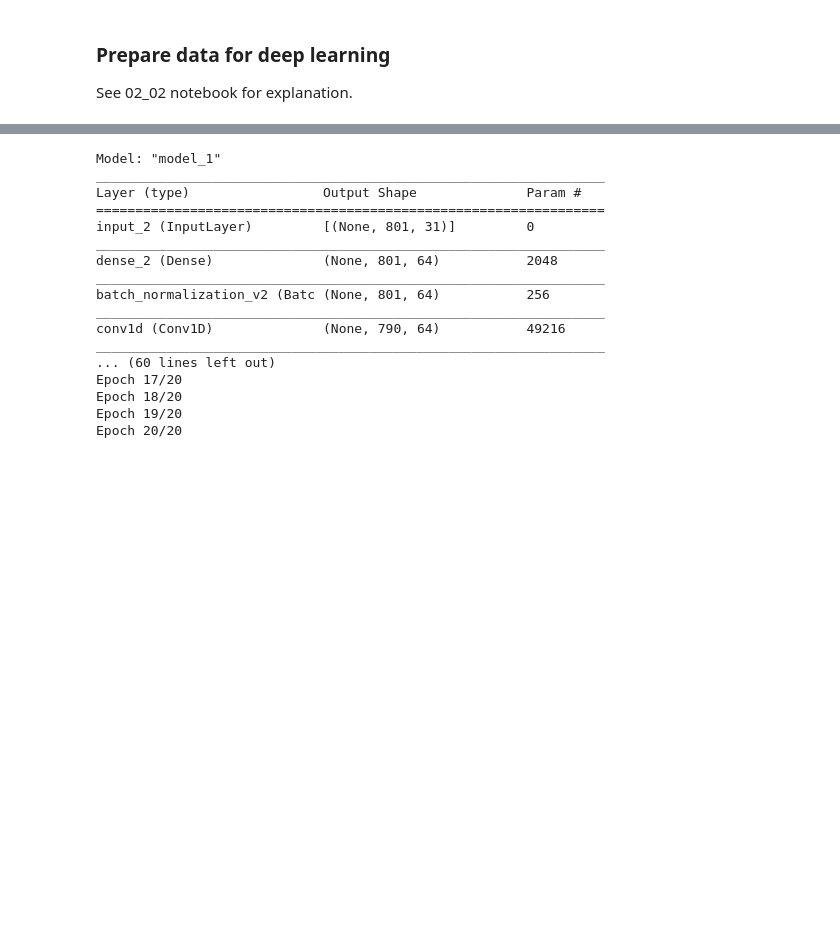
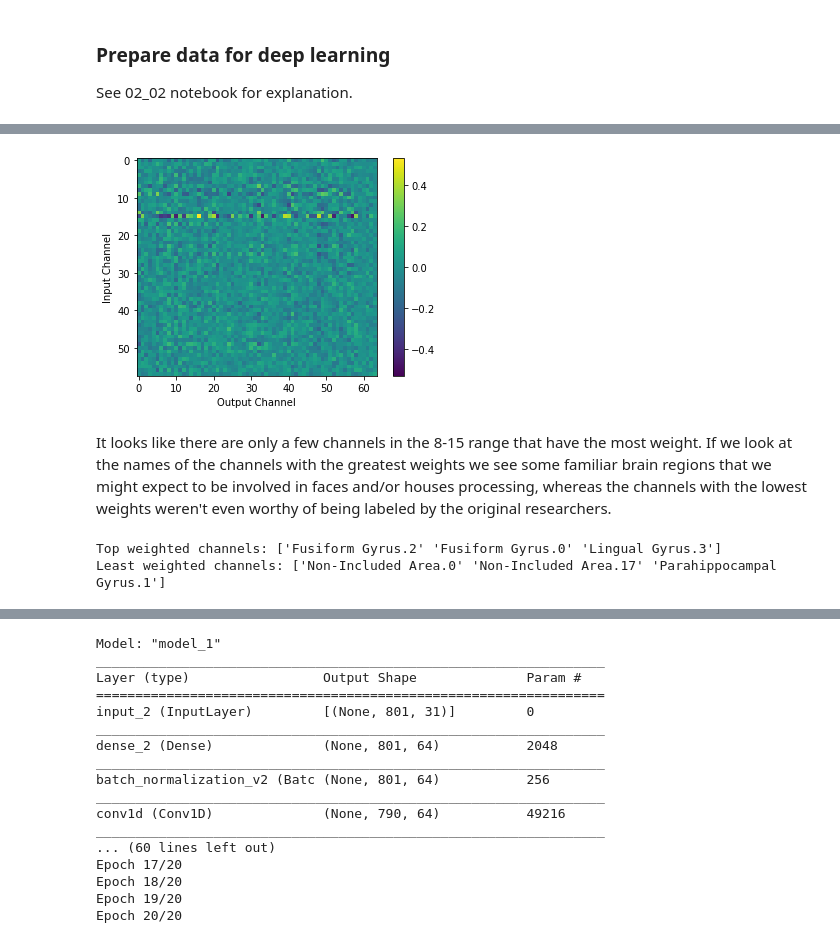
Before and after one commit to SachsLab/IntracranialNeurophysDL, a Jupyter notebook: notebooks/03_02_CNN_faces_houses.ipynb, the cells around one changed output, grey strips where cells are left out. Cells and saved outputs as stored; diff of their text form; code cells hidden in the pictures; blank space fills up the shorter version.

```diff
--- a/notebooks/03_02_CNN_faces_houses.ipynb
+++ b/notebooks/03_02_CNN_faces_houses.ipynb
@@ -295,0 +359,21 @@ TODO
+# %%
+spatial_filter = model.layers[1].get_weights()[0]
+plt.imshow(spatial_filter, vmax=abs(spatial_filter).max(), vmin=-abs(spatial_filter).max())
+plt.xlabel('Output Channel')
+plt.ylabel('Input Channel')
+plt.colorbar()
+plt.show()
+# %% [output]
+[figure, added]
+# %% [markdown]
+It looks like there are only a few channels in the 8-15 range that have the most weight.
+If we look at the names of the channels with the greatest weights we see some familiar
+brain regions that we might expect to be involved in faces and/or houses processing,
+whereas the channels with the lowest weights weren't even worthy of being labeled by the original researchers.
+# %%
+ch_ids = np.argsort(-np.sum(np.abs(spatial_filter), axis=1))
+print("Top weighted channels: {}".format(ax_info['channel_names'][ch_ids[:3]]))
+print("Least weighted channels: {}".format(ax_info['channel_names'][ch_ids[-3:]]))
+# %% [output]
+Top weighted channels: ['Fusiform Gyrus.2' 'Fusiform Gyrus.0' 'Lingual Gyrus.3']
+Least weighted channels: ['Non-Included Area.0' 'Non-Included Area.17' 'Parahippocampal Gyrus.1']
```
Also changed, not shown: parts of 34 cells of this notebook, 4 other files.
